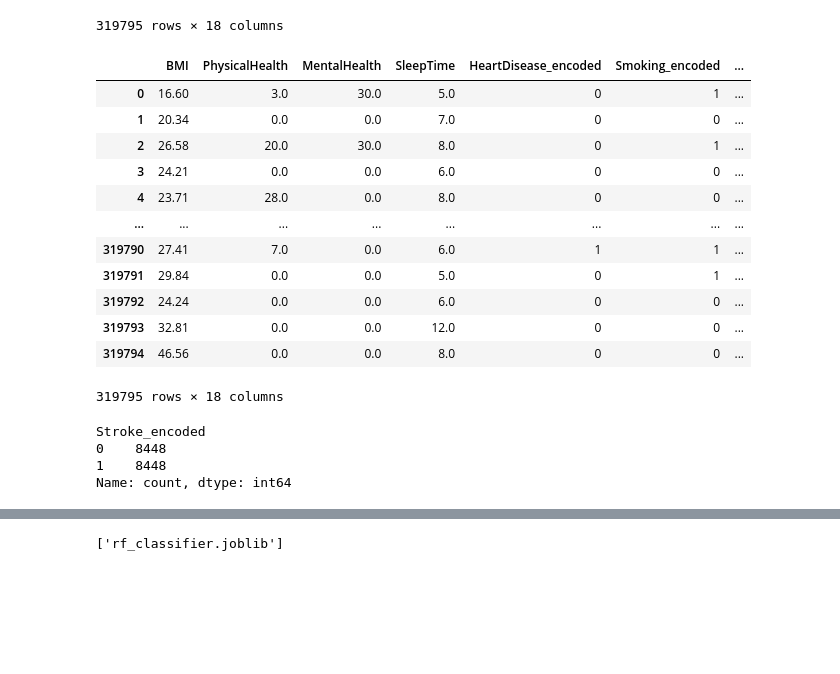
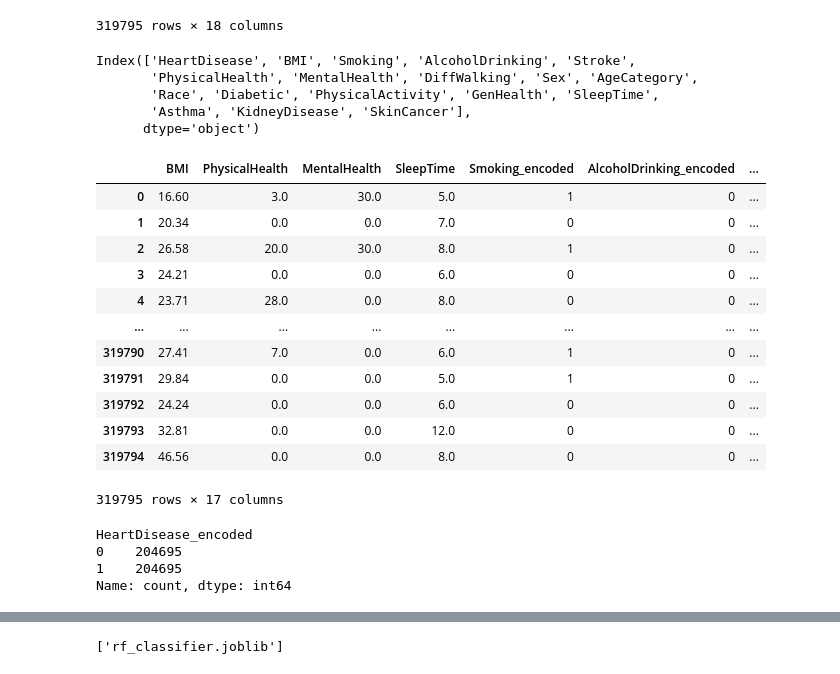
Before and after one commit to yihe2/ECE-493-Capstone-, a Jupyter notebook: Disease Prediction Model/Logistic Regression.ipynb, the cells around one changed output, grey strips where cells are left out. Cells and saved outputs as stored; diff of their text form; code cells hidden in the pictures; blank space fills up the shorter version.

Commit message:
Set threashold for model accuracy and changed prediction target from Stroke to Hear Disease. Implemented 20 folds cross validation

```diff
--- a/Disease Prediction Model/Logistic Regression.ipynb
+++ b/Disease Prediction Model/Logistic Regression.ipynb
@@ -73,59 +75,67 @@ df
 | 319793 | No | 32.81 | No | No | No | 0.0 | 0.0 | No | ... |
 | 319794 | No | 46.56 | No | No | No | 0.0 | 0.0 | No | ... |
 319795 rows × 18 columns
+# %%
+df.columns
+# %% [output]
+Index(['HeartDisease', 'BMI', 'Smoking', 'AlcoholDrinking', 'Stroke',
+       'PhysicalHealth', 'MentalHealth', 'DiffWalking', 'Sex', 'AgeCategory',
+       'Race', 'Diabetic', 'PhysicalActivity', 'GenHealth', 'SleepTime',
+       'Asthma', 'KidneyDisease', 'SkinCancer'],
+      dtype='object')
 # %%
 # features = [ "age",	"gender", "height",	"weight", "ap_hi", "ap_lo", "cholesterol", "gluc",	"smoke", "alco", "active"]
 # cat_columns = ['HeartDisease', 'Smoking	', 'AlcoholDrinking	', 'Stroke', 'DiffWalking', 'Sex', 'AgeCategory	', 'Race', 'Diabetic', 'PhysicalActivity', 'GenHealth', 'Asthma', 'KidneyDisease', 'SkinCancer']  # Replace with your actual column names
 categorical = [var for var in df.columns if df[var].dtype == "O"]
 # Applying one-hot encoding to each categorical column
 label_encoder = LabelEncoder()
 
 # Open a text file in write mode
 with open('label_encoding_mapping.txt', 'w') as file:
     # Assuming 'categorical' is a list of your categorical column names
     for col in categorical:
         # Initialize the LabelEncoder for each column
         label_encoder = LabelEncoder()
 
         # Fit and transform the data for each column and create a new encoded column
         df[col + '_encoded'] = label_encoder.fit_transform(df[col])
 
         # Get the mapping from original categories to encoded values
         label_mapping = dict(zip(label_encoder.classes_, label_encoder.transform(label_encoder.classes_)))
 
         # Write the mapping for the current column to the file
         file.write(f"Mapping for '{col}': {label_mapping}\n\n")
 
 df = df.drop(categorical, axis = 1)
-col_to_drop = ["Race_encoded", "SkinCancer_encoded", "KidneyDisease_encoded", "Asthma_encoded", "Diabetic_encoded", "Sex_encoded", "DiffWalking_encoded", "AlcoholDrinking_encoded", "Smoking_encoded", "HeartDisease_encoded"]
+# col_to_drop = ["Race_encoded", "Sex_encoded"]
 # X = df.drop(col_to_drop, axis=1)
-X = df.drop("Stroke_encoded", axis = 1)
-y = df["Stroke_encoded"]
+X = df.drop("HeartDisease_encoded", axis = 1)
+y = df["HeartDisease_encoded"]
 # y = np.where(y == 1, -1, 1)
 X_train, X_test, y_train, y_test = train_test_split(X, y, test_size = 0.3, random_state = 42, stratify = y)
-df
+X
 # %% [output]
-|  | BMI | PhysicalHealth | MentalHealth | SleepTime | HeartDisease_encoded | Smoking_encoded | ... |
-| 0 | 16.60 | 3.0 | 30.0 | 5.0 | 0 | 1 | ... |
+|  | BMI | PhysicalHealth | MentalHealth | SleepTime | Smoking_encoded | AlcoholDrinking_encoded | ... |
+| 0 | 16.60 | 3.0 | 30.0 | 5.0 | 1 | 0 | ... |
 | 1 | 20.34 | 0.0 | 0.0 | 7.0 | 0 | 0 | ... |
-| 2 | 26.58 | 20.0 | 30.0 | 8.0 | 0 | 1 | ... |
+| 2 | 26.58 | 20.0 | 30.0 | 8.0 | 1 | 0 | ... |
 | 3 | 24.21 | 0.0 | 0.0 | 6.0 | 0 | 0 | ... |
 | 4 | 23.71 | 28.0 | 0.0 | 8.0 | 0 | 0 | ... |
 | ... | ... | ... | ... | ... | ... | ... | ... |
-| 319790 | 27.41 | 7.0 | 0.0 | 6.0 | 1 | 1 | ... |
-| 319791 | 29.84 | 0.0 | 0.0 | 5.0 | 0 | 1 | ... |
+| 319790 | 27.41 | 7.0 | 0.0 | 6.0 | 1 | 0 | ... |
+| 319791 | 29.84 | 0.0 | 0.0 | 5.0 | 1 | 0 | ... |
 | 319792 | 24.24 | 0.0 | 0.0 | 6.0 | 0 | 0 | ... |
 | 319793 | 32.81 | 0.0 | 0.0 | 12.0 | 0 | 0 | ... |
 | 319794 | 46.56 | 0.0 | 0.0 | 8.0 | 0 | 0 | ... |
-319795 rows × 18 columns
+319795 rows × 17 columns
 # %%
-sm = RandomUnderSampler(random_state=42)
+sm = SMOTE(random_state=42)
 X_train, y_train = sm.fit_resample(X_train, y_train)
 # X_test, y_test = sm.fit_resample(X_test, y_test)
 
 y_train.value_counts()
 # %% [output]
-Stroke_encoded
-0    8448
-1    8448
+HeartDisease_encoded
+0    204695
+1    204695
 Name: count, dtype: int64
```
Also changed, not shown: parts of 6 cells of this notebook, 3 other files.
